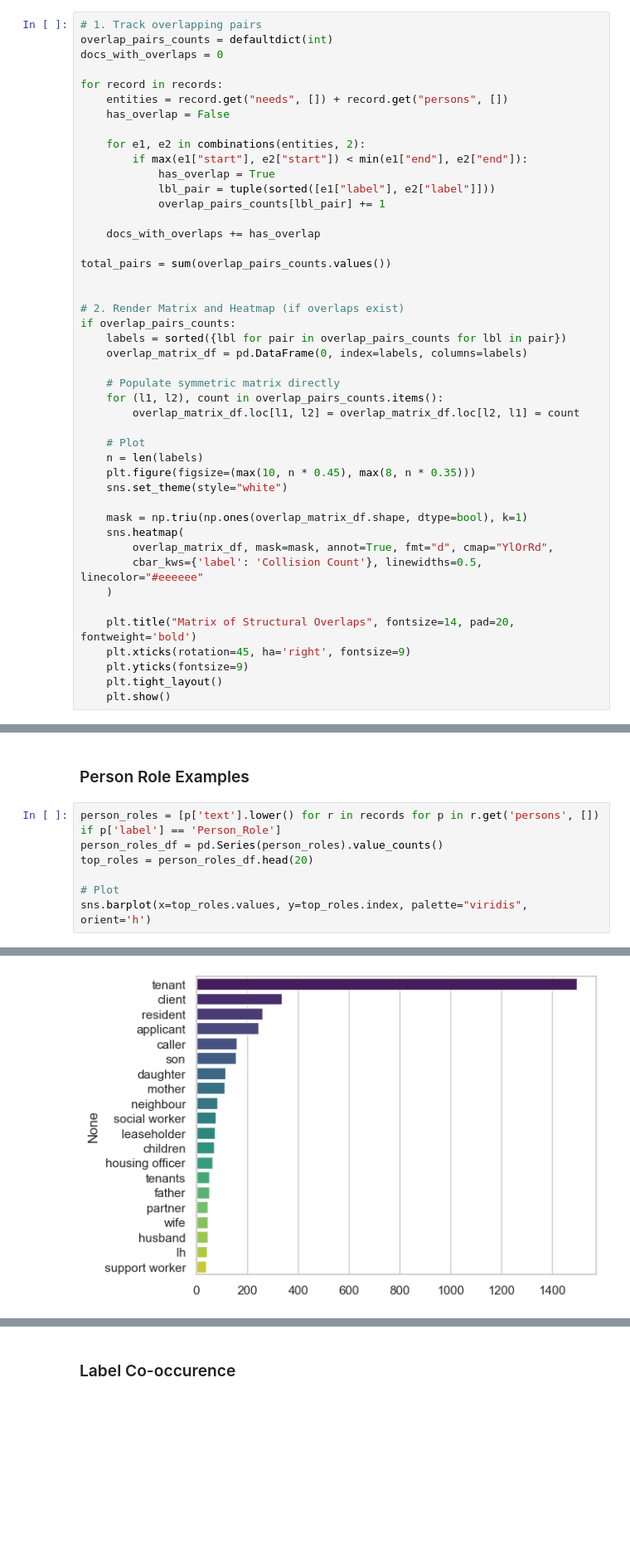
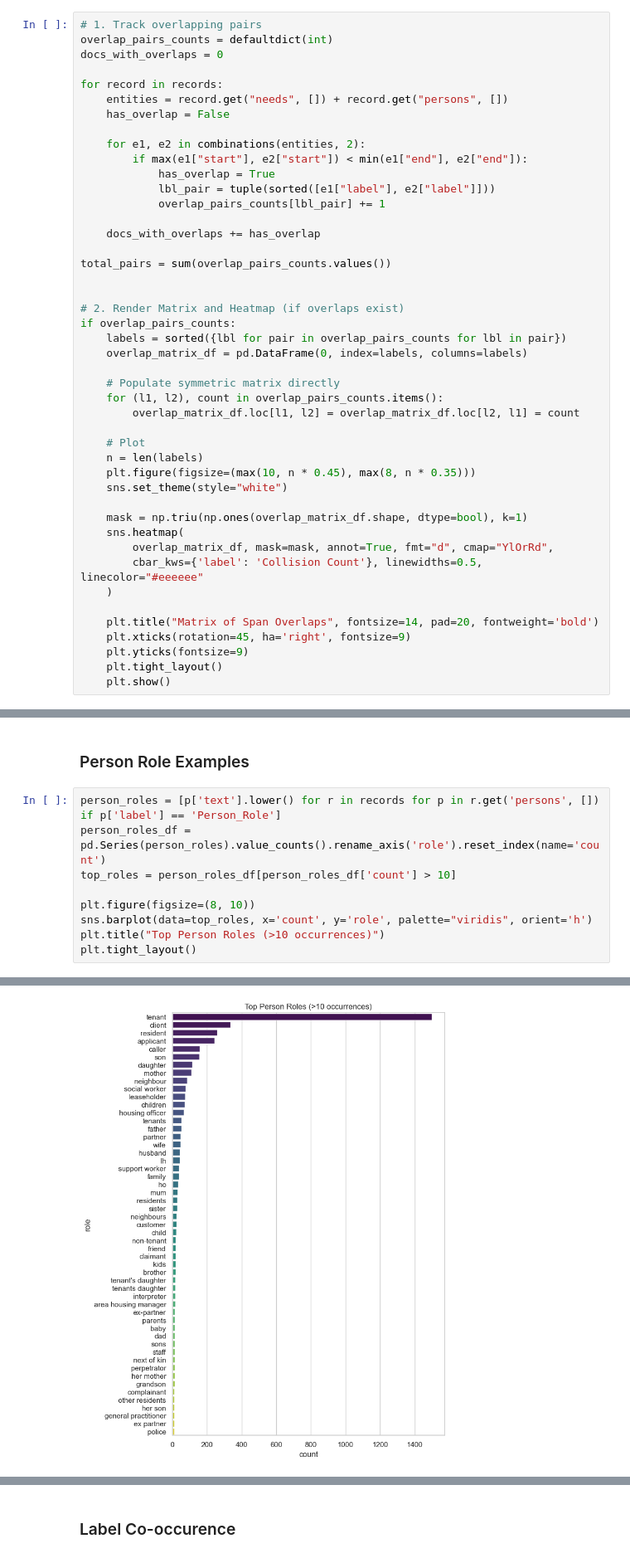
Before and after one commit to notatiyyah/CS3D6-Code, a Jupyter notebook: src/preprocessing/5_process_annotated_data.ipynb, the cells around one changed output, grey strips where cells are left out. Shown at 83% size. Saved outputs shown, nothing was run; the diff lists cells and outputs as text; blank space fills up the shorter version.

```diff
--- a/src/preprocessing/5_process_annotated_data.ipynb
+++ b/src/preprocessing/5_process_annotated_data.ipynb
@@ -273,7 +273,7 @@ if overlap_pairs_counts:
         cbar_kws={'label': 'Collision Count'}, linewidths=0.5, linecolor="#eeeeee"
     )
 
-    plt.title("Matrix of Structural Overlaps", fontsize=14, pad=20, fontweight='bold')
+    plt.title("Matrix of Span Overlaps", fontsize=14, pad=20, fontweight='bold')
     plt.xticks(rotation=45, ha='right', fontsize=9)
     plt.yticks(fontsize=9)
     plt.tight_layout()
@@ -354,11 +354,13 @@ Span Char Count -> Median: 2 | 95th Percentile: 6 | Max: 26
 ### Person Role Examples
 # %%
 person_roles = [p['text'].lower() for r in records for p in r.get('persons', []) if p['label'] == 'Person_Role']
-person_roles_df = pd.Series(person_roles).value_counts()
-top_roles = person_roles_df.head(20)
+person_roles_df = pd.Series(person_roles).value_counts().rename_axis('role').reset_index(name='count')
+top_roles = person_roles_df[person_roles_df['count'] > 10]
 
-# Plot
-sns.barplot(x=top_roles.values, y=top_roles.index, palette="viridis", orient='h')
+plt.figure(figsize=(8, 10))
+sns.barplot(data=top_roles, x='count', y='role', palette="viridis", orient='h')
+plt.title("Top Person Roles (>10 occurrences)")
+plt.tight_layout()
 # %% [output]
 Passing `palette` without assigning `hue` is deprecated and will be removed in v0.14.0. Assign the `y` variable to `hue` and set `legend=False` for the same effect.
 
@@ -367 +368 @@ Passing `palette` without assigning `hue` is deprecated and will be removed in v
-[figure, old version]
+[figure, new version]
```
Also changed, not shown: parts of 5 cells of this notebook, 7 other files.
